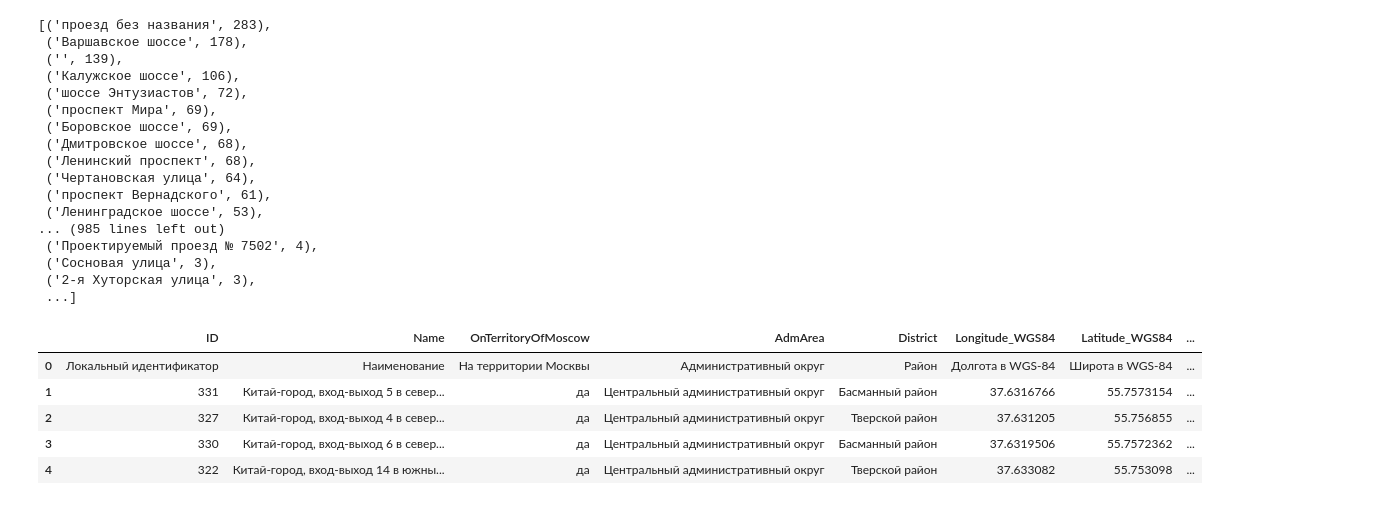
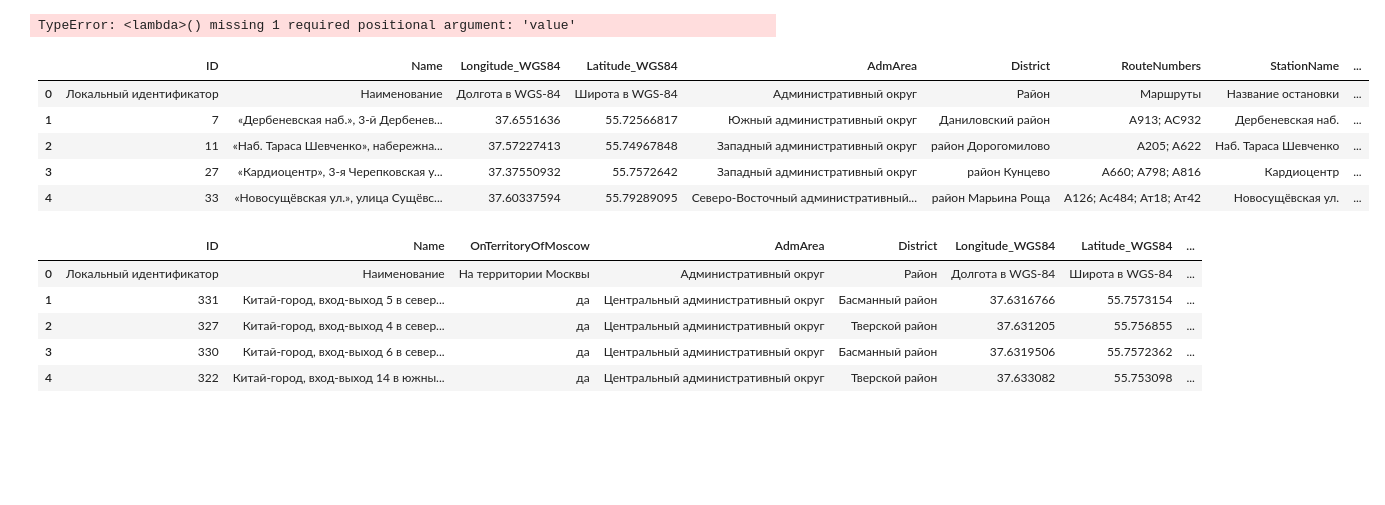
Before and after one commit to yesind/learnpython-homework-3, a Jupyter notebook: learnpython_homework_3.ipynb, the cells around one changed output. Saved outputs shown, nothing was run; the diff lists cells and outputs as text; code cells hidden in the pictures; blank space fills up the shorter version.

Commit message:
stations all

```diff
--- a/learnpython_homework_3.ipynb
+++ b/learnpython_homework_3.ipynb
@@ -1,38 +1,32 @@
 # %%
 from collections import Counter
 import pandas as pd
-
+from math import radians, cos
 stations = pd.read_csv(
     open('bus_stops.csv', 'r', encoding='cp1251'),
     sep=';'
 )
 
-list_stations = stations["Name"]
-char1 = '», '
-char2 = ' ('
+list_stations = stations["PlaceDescription"]
+
+stations["PlaceDescription"].head()
 res_list=[]
 for station in list_stations:
-    res_list.append(station[station.find(char1)+3 : station.find(char2)])
+    res_list.append(str(station).split(',')[0])
+
 streets = Counter(res_list)
-sorted(streets.items(), key=lambda item: item[1], reverse=True)
+sorted(streets.items(), key=lambda _, value: value, reverse=True)
 # %% [output]
-[('проезд без названия', 283),
- ('Варшавское шоссе', 178),
- ('', 139),
- ('Калужское шоссе', 106),
- ('шоссе Энтузиастов', 72),
- ('проспект Мира', 69),
- ('Боровское шоссе', 69),
- ('Дмитровское шоссе', 68),
- ('Ленинский проспект', 68),
- ('Чертановская улица', 64),
- ('проспект Вернадского', 61),
- ('Ленинградское шоссе', 53),
-... (985 lines left out)
- ('Проектируемый проезд № 7502', 4),
- ('Сосновая улица', 3),
- ('2-я Хуторская улица', 3),
- ...]
+TypeError: <lambda>() missing 1 required positional argument: 'value'
+# %%
+stations.head()
+# %% [output]
+|  | ID | Name | Longitude_WGS84 | Latitude_WGS84 | AdmArea | District | RouteNumbers | StationName | ... |
+| 0 | Локальный идентификатор | Наименование | Долгота в WGS-84 | Широта в WGS-84 | Административный округ | Район | Маршруты | Название остановки | ... |
+| 1 | 7 | «Дербеневская наб.», 3-й Дербенев... | 37.6551636 | 55.72566817 | Южный административный округ | Даниловский район | А913; АС932 | Дербеневская наб. | ... |
+| 2 | 11 | «Наб. Тараса Шевченко», набережна... | 37.57227413 | 55.74967848 | Западный административный округ | район Дорогомилово | А205; А622 | Наб. Тараса Шевченко | ... |
+| 3 | 27 | «Кардиоцентр», 3-я Черепковская у... | 37.37550932 | 55.7572642 | Западный административный округ | район Кунцево | А660; А798; А816 | Кардиоцентр | ... |
+| 4 | 33 | «Новосущёвская ул.», улица Сущёвс... | 37.60337594 | 55.79289095 | Северо-Восточный административный... | район Марьина Роща | А126; Ас484; Ат18; Ат42 | Новосущёвская ул. | ... |
 # %%
 
 metro_stations = pd.read_csv(
```
Also changed, not shown: parts of 10 cells of this notebook, 2 other files.
